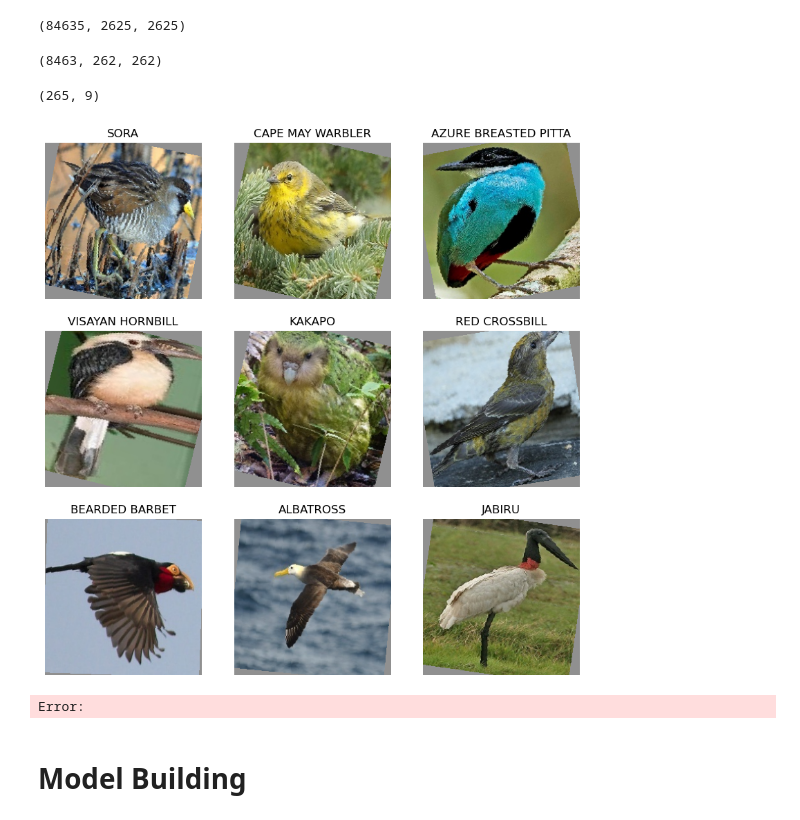
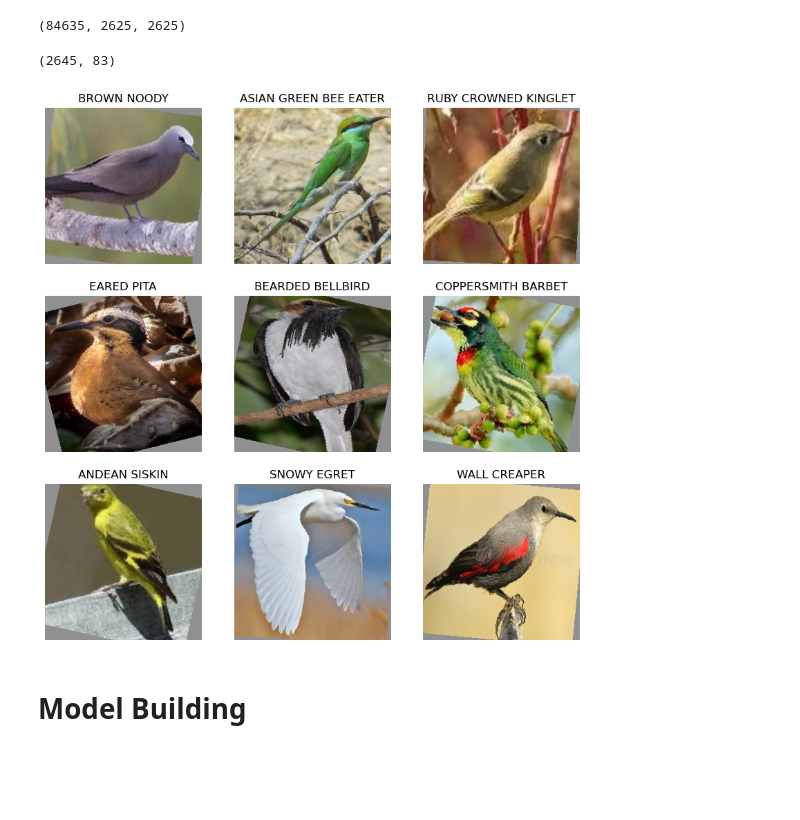
Before and after one commit to wyattcheang/bird_detection_model, a Jupyter notebook: wyatt.ipynb, the cells around one changed output. Cells and saved outputs as stored; diff of their text form; code cells hidden in the pictures; blank space fills up the shorter version.

```diff
--- a/wyatt.ipynb
+++ b/wyatt.ipynb
@@ -58,34 +58,26 @@ valid_dataset = CustomDataset(f'{data_path}/valid', transform)
 len(train_dataset), len(test_dataset), len(valid_dataset)
 # %% [output]
 (84635, 2625, 2625)
-# %%
-### !for testing purposes, reduce the dataset to 10% of the original size
-train_dataset.dataset.samples = train_dataset.dataset.samples[:int(len(train_dataset)*0.1)]
-test_dataset.dataset.samples = test_dataset.dataset.samples[:int(len(test_dataset)*0.1)]
-valid_dataset.dataset.samples = valid_dataset.dataset.samples[:int(len(valid_dataset)*0.1)]
-
-len(train_dataset), len(test_dataset), len(valid_dataset)
-# %% [output]
-(8463, 262, 262)
 # %%
 train_loader = DataLoader(train_dataset, batch_size=32, shuffle=True)
 test_loader = DataLoader(test_dataset, batch_size=32, shuffle=False)
 len(train_loader), len(test_loader)
 # %% [output]
-(265, 9)
+(2645, 83)
 # %%
 # Random plot some images in the training dataset
+class_names = train_dataset.classes
+
 fig, ax = plt.subplots(3, 3, figsize=(10, 10))
 for i in range(3):
     for j in range(3):
         idx = np.random.randint(len(train_dataset))
         img, label = train_dataset[idx]
         ax[i, j].imshow(img.permute(1, 2, 0))
         ax[i, j].set_title(class_names[label])
         ax[i, j].axis('off')
 # %% [output]
-[figure, old version]
+[figure, new version]
-Error:
 # %% [markdown]
 # Model Building
 # %% [markdown]
```
Also changed, not shown: parts of 2 cells of this notebook, 1 other file.
